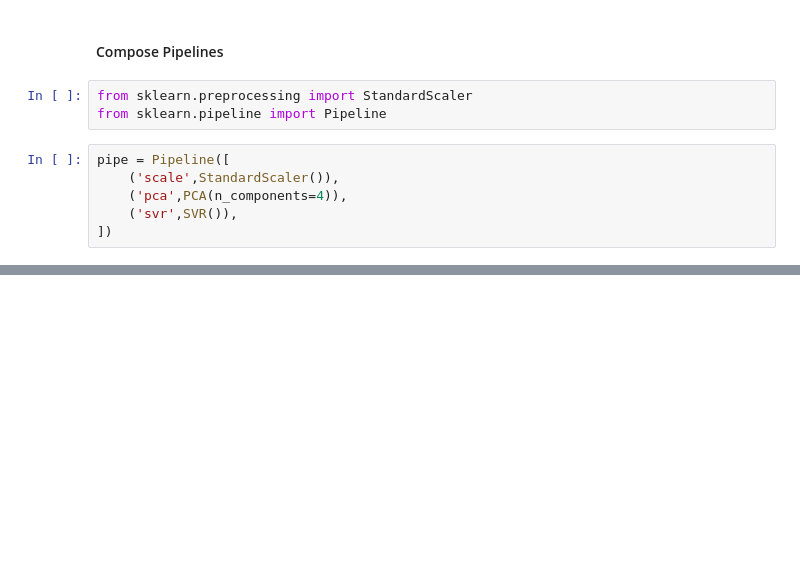
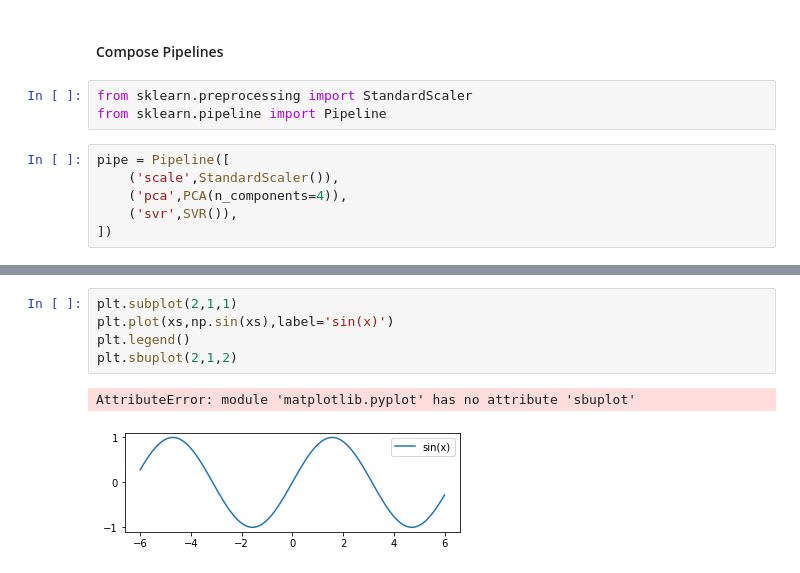
Before and after one commit to akashagrawal07/My_Learning, a Jupyter notebook: Master Python for Data Science/6-Data Science Foundations Python Scientific Stack (2017)/3_sci-kit_learn.ipynb, the cells around one changed output, grey strips where cells are left out. Saved outputs shown, nothing was run; the diff lists cells and outputs as text; blank space fills up the shorter version.

```diff
--- a/Master Python for Data Science/6-Data Science Foundations Python Scientific Stack (2017)/3_sci-kit_learn.ipynb
+++ b/Master Python for Data Science/6-Data Science Foundations Python Scientific Stack (2017)/3_sci-kit_learn.ipynb
@@ -175,0 +306,8 @@ pipe = Pipeline([
+# %%
+plt.subplot(2,1,1)
+plt.plot(xs,np.sin(xs),label='sin(x)')
+plt.legend()
+plt.sbuplot(2,1,2)
+# %% [output]
+AttributeError: module 'matplotlib.pyplot' has no attribute 'sbuplot'
+[figure, added]
```
Also changed, not shown: parts of 21 cells of this notebook, 34 other files.
